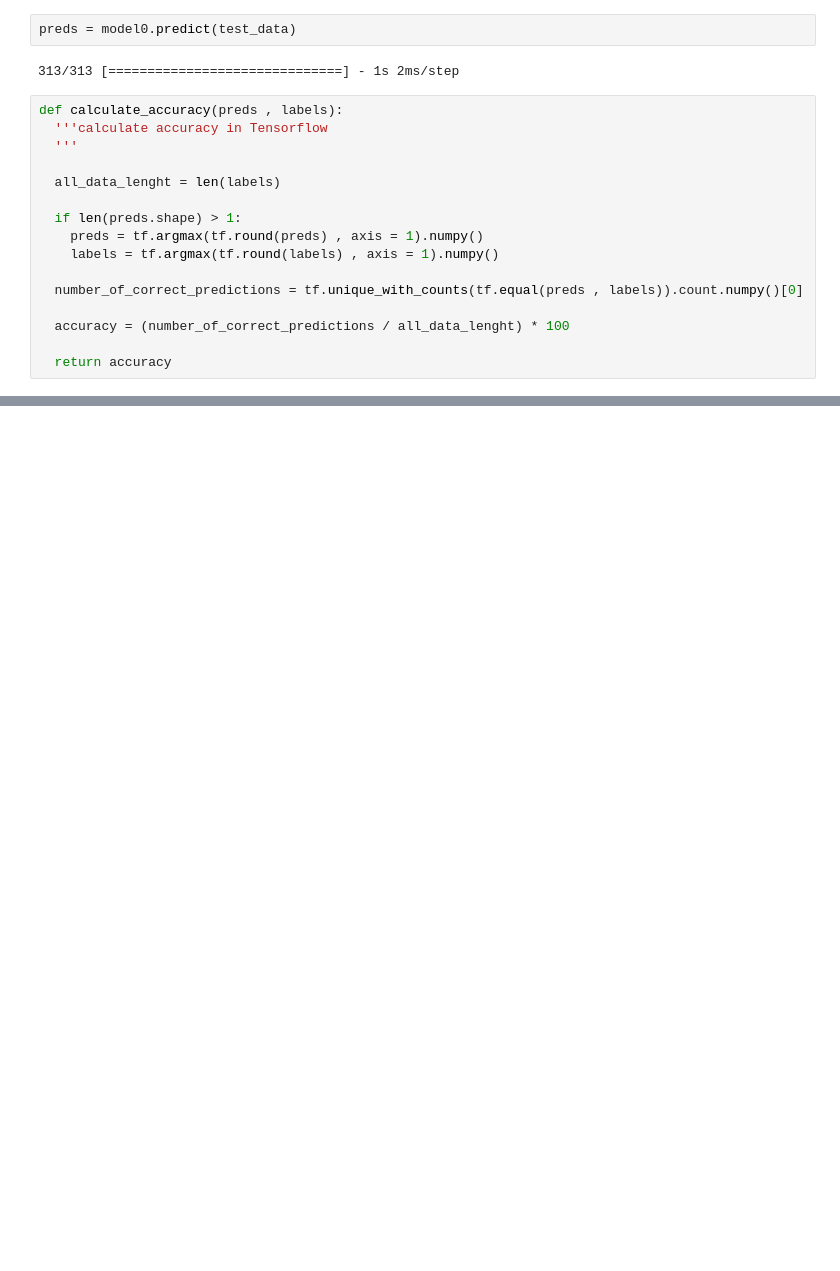
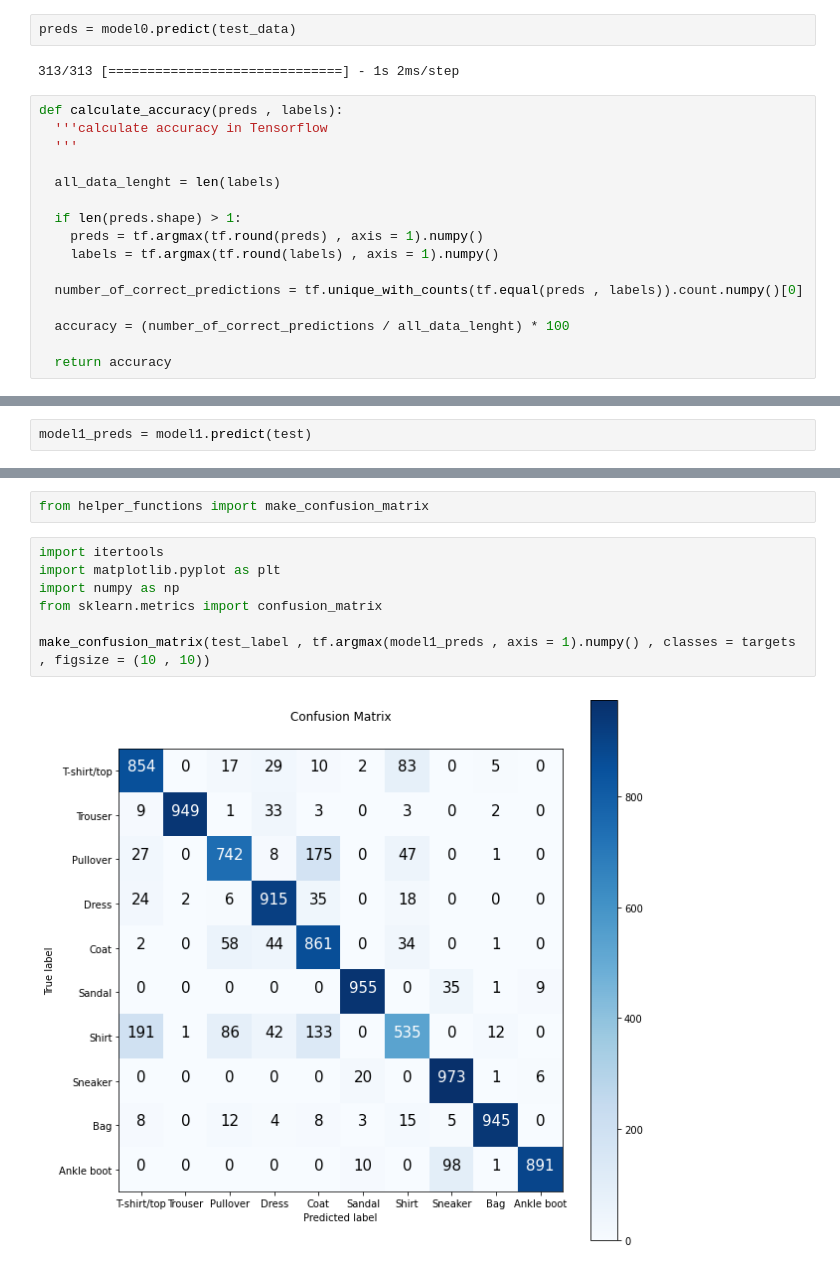
Before and after one commit to mohammadAliMkh/Tensorflow, a Jupyter notebook: fashionMNIST.ipynb, the cells around one changed output, grey strips where cells are left out. Saved outputs shown, nothing was run; the diff lists cells and outputs as text; blank space fills up the shorter version.

```diff
--- a/fashionMNIST.ipynb
+++ b/fashionMNIST.ipynb
@@ -101,0 +173,2 @@ calculate_accuracy(preds , test_label)
+# %%
+model1_preds = model1.predict(test)
@@ -101,0 +197,11 @@ calculate_accuracy(preds , test_label)
+# %%
+from helper_functions import make_confusion_matrix
+# %%
+import itertools
+import matplotlib.pyplot as plt
+import numpy as np
+from sklearn.metrics import confusion_matrix
+
+make_confusion_matrix(test_label , tf.argmax(model1_preds , axis = 1).numpy() , classes = targets , figsize = (10 , 10))
+# %% [output]
+[figure, added]
```
Also changed, not shown: parts of 17 cells of this notebook.
